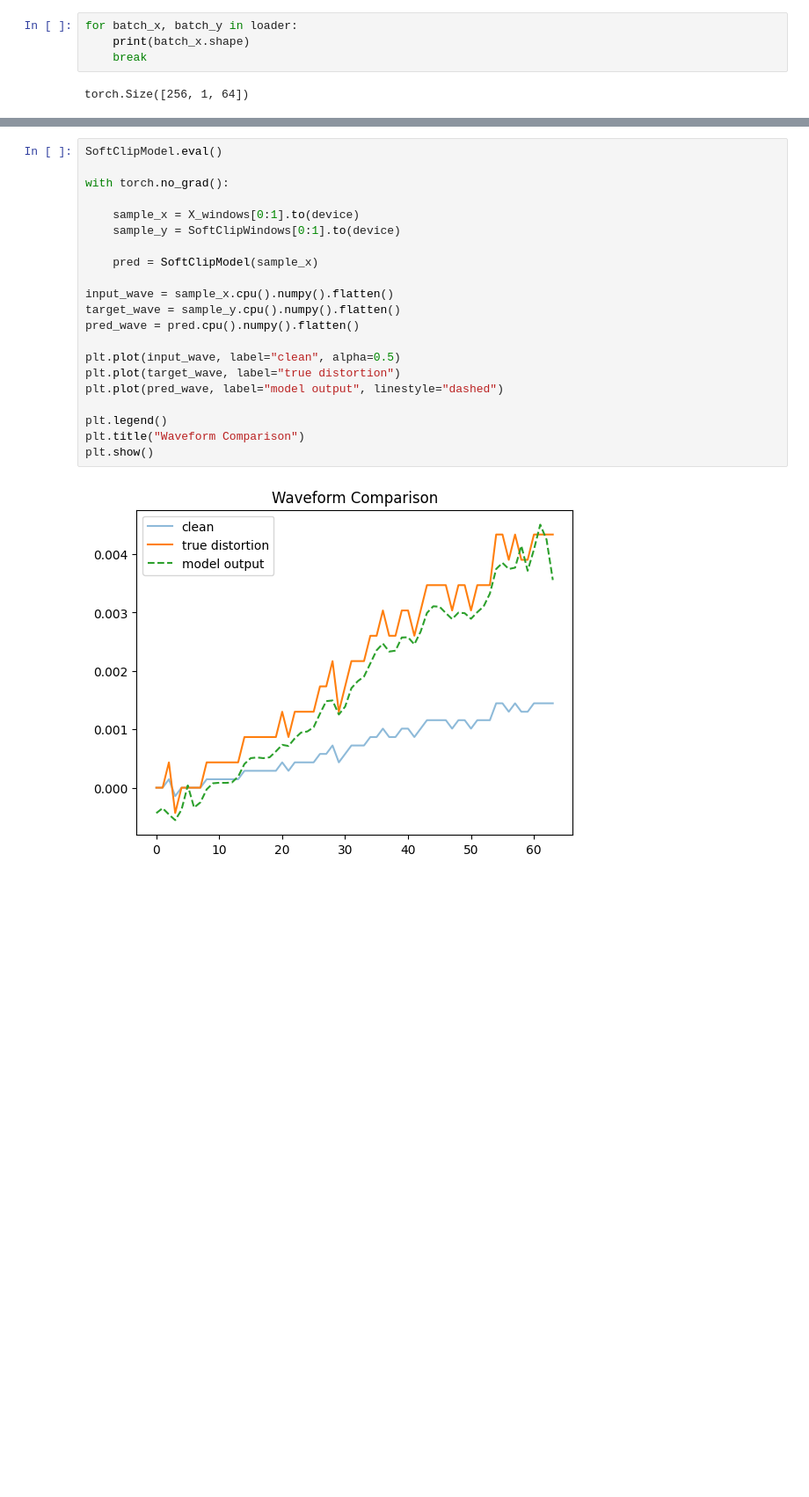
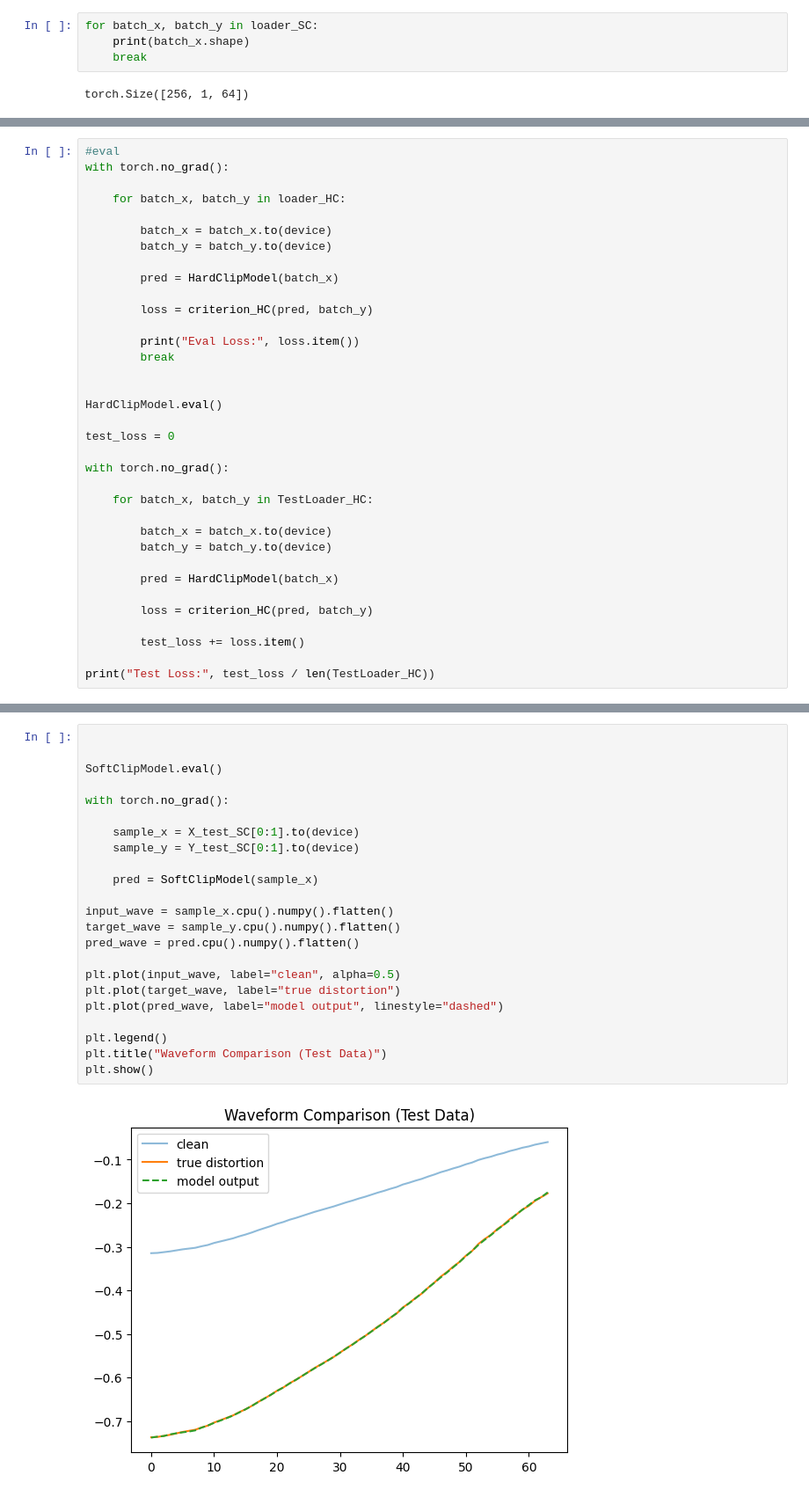
Before and after one commit to mlgfamlmao/neural-network-audio-effects-approximation, a Jupyter notebook: main.ipynb, the cells around one changed output, grey strips where cells are left out. Shown at 88% size. Cells and saved outputs as stored; diff of their text form; blank space fills up the shorter version.

```diff
--- a/main.ipynb
+++ b/main.ipynb
@@ -159,5 +282,5 @@ loader = DataLoader(dataset,
 # %%
-for batch_x, batch_y in loader:
+for batch_x, batch_y in loader_SC:
     print(batch_x.shape)
     break
 # %% [output]
@@ -230,0 +443,35 @@ Eval Loss: 3.022854343726067e-06
+# %%
+#eval
+with torch.no_grad():
+
+    for batch_x, batch_y in loader_HC:
+
+        batch_x = batch_x.to(device)
+        batch_y = batch_y.to(device)
+
+        pred = HardClipModel(batch_x)
+
+        loss = criterion_HC(pred, batch_y)
+
+        print("Eval Loss:", loss.item())
+        break
+
+
+HardClipModel.eval()
+
+test_loss = 0
+
+with torch.no_grad():
+
+    for batch_x, batch_y in TestLoader_HC:
+
+        batch_x = batch_x.to(device)
+        batch_y = batch_y.to(device)
+
+        pred = HardClipModel(batch_x)
+
+        loss = criterion_HC(pred, batch_y)
+
+        test_loss += loss.item()
+
+print("Test Loss:", test_loss / len(TestLoader_HC))
@@ -231,23 +481,25 @@ Eval Loss: 3.022854343726067e-06
 # %%
+
+
 SoftClipModel.eval()
 
 with torch.no_grad():
 
-    sample_x = X_windows[0:1].to(device)
-    sample_y = SoftClipWindows[0:1].to(device)
+    sample_x = X_test_SC[0:1].to(device)
+    sample_y = Y_test_SC[0:1].to(device)
 
     pred = SoftClipModel(sample_x)
 
 input_wave = sample_x.cpu().numpy().flatten()
 target_wave = sample_y.cpu().numpy().flatten()
 pred_wave = pred.cpu().numpy().flatten()
 
 plt.plot(input_wave, label="clean", alpha=0.5)
 plt.plot(target_wave, label="true distortion")
 plt.plot(pred_wave, label="model output", linestyle="dashed")
 
 plt.legend()
-plt.title("Waveform Comparison")
+plt.title("Waveform Comparison (Test Data)")
 plt.show()
 # %% [output]
-[figure, old version]
+[figure, new version]
```
Also changed, not shown: parts of 16 cells of this notebook, 2 other files.
